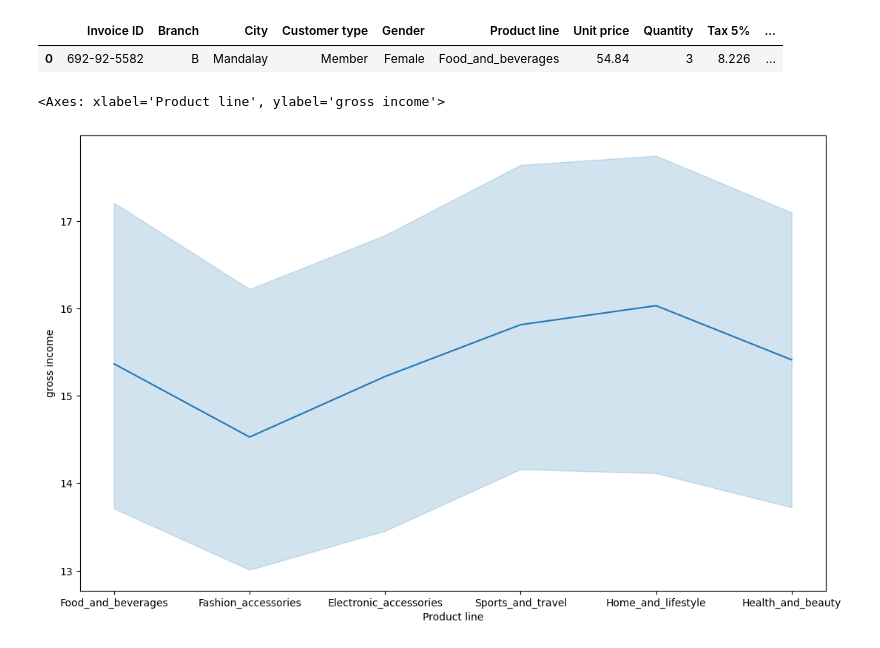
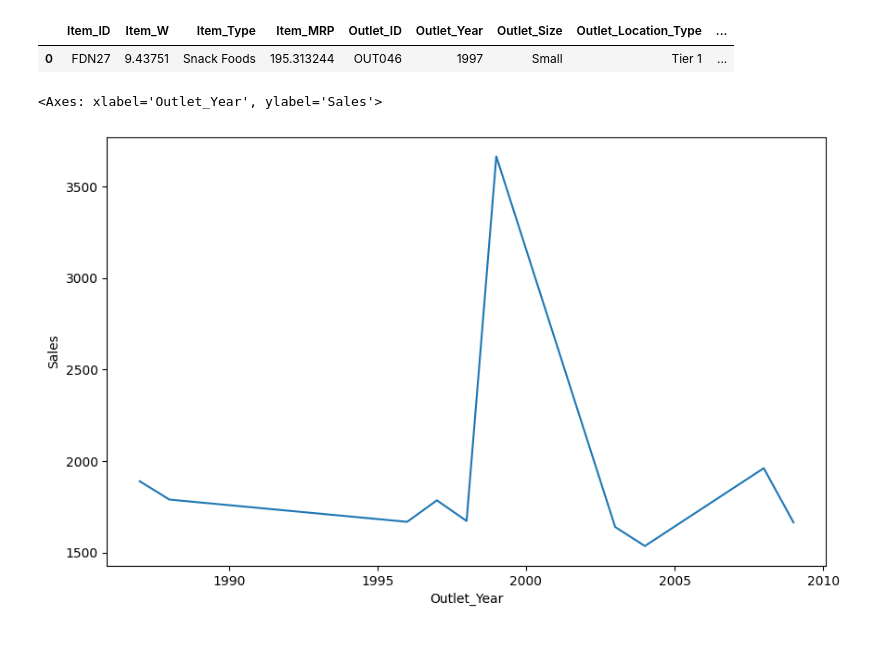
Before and after one commit to DiandraRifqiM/Play-Seaborn, a Jupyter notebook: Day10/Line.ipynb, the cells around one changed output. Cells and saved outputs as stored; diff of their text form; code cells hidden in the pictures.

Commit message:
Line plot

```diff
--- a/Day10/Line.ipynb
+++ b/Day10/Line.ipynb
@@ -5,15 +5,15 @@ import matplotlib.pyplot as plt
 import seaborn as sns
 # %%
 # Dataframe
-df = pd.read_excel(r"D:\Python Course\Playing Seaborn\xlsx\supermarket_sales.xlsx")
+df = pd.read_excel(r"D:\Python Course\Playing Seaborn\xlsx\mart_train_sample.xlsx")
 df.head(1)
 # %% [output]
-|  | Invoice ID | Branch | City | Customer type | Gender | Product line | Unit price | Quantity | Tax 5% | ... |
-| 0 | 692-92-5582 | B | Mandalay | Member | Female | Food_and_beverages | 54.84 | 3 | 8.226 | ... |
+|  | Item_ID | Item_W | Item_Type | Item_MRP | Outlet_ID | Outlet_Year | Outlet_Size | Outlet_Location_Type | ... |
+| 0 | FDN27 | 9.43751 | Snack Foods | 195.313244 | OUT046 | 1997 | Small | Tier 1 | ... |
 # %%
-# Basic Line Plot
-plt.figure(figsize=(13, 8))
-sns.lineplot(data=df, y='gross income', x='Product line')
+# Basic Line Plot & Try Different Estimator
+plt.figure(figsize=(10, 6))
+sns.lineplot(data=df, x='Outlet_Year', y='Sales', errorbar=None, estimator='mean')
 # %% [output]
-<Axes: xlabel='Product line', ylabel='gross income'>
+<Axes: xlabel='Outlet_Year', ylabel='Sales'>
-[figure, old version]
+[figure, new version]
```
Also changed, not shown: parts of 5 cells of this notebook.
